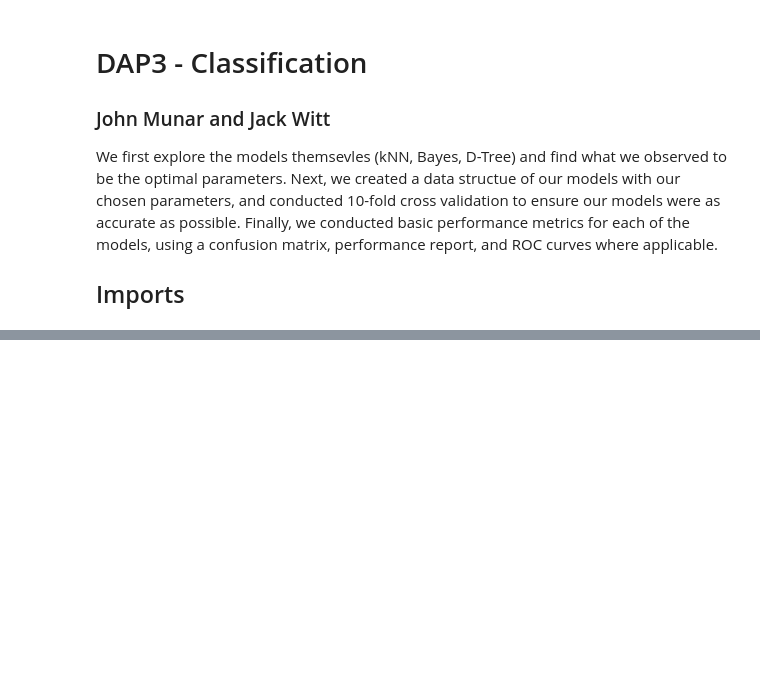
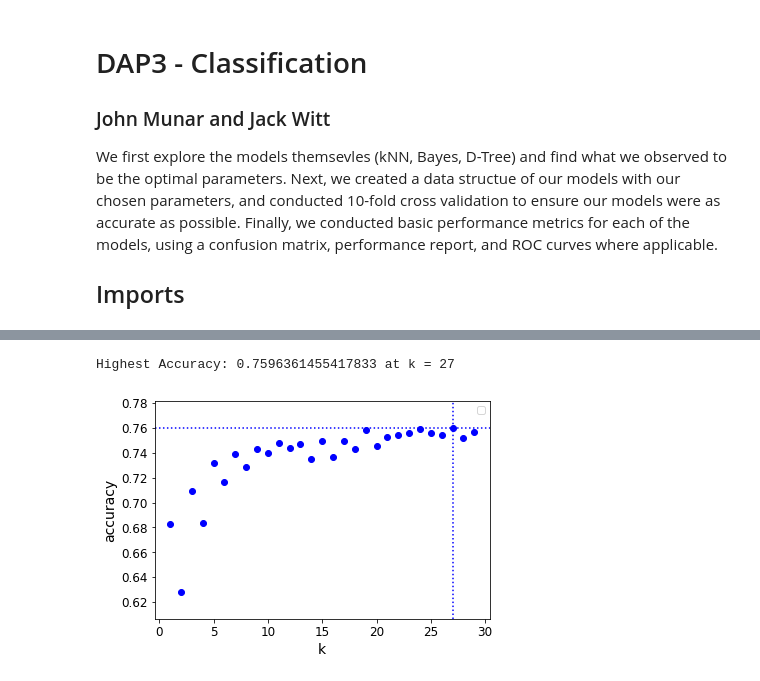
Before and after one commit to WafflesAreFriends/CPSC-4310-Stocks, a Jupyter notebook: DAP3/jteam_DAP3.ipynb, the cells around one changed output, grey strips where cells are left out. Drawn from its saved outputs; the diff is of its cells as text; code cells hidden in the pictures; blank space fills up the shorter version.

```diff
--- a/DAP3/jteam_DAP3.ipynb
+++ b/DAP3/jteam_DAP3.ipynb
@@ -542,0 +88,37 @@ In conclusion, we feel our models performed decently given the skew of the data.
+# %%
+# plot to store scores and show maxima
+plt.figure()
+plt.xlabel('k')
+plt.ylabel('accuracy')
+plt.legend(['avg cv acc. on regularized data'])
+
+# find optimal k
+k_range = range(1,30)
+scores = []
+for k in k_range:
+    knn = KNeighborsClassifier(n_neighbors = k)
+    s_temp = []
+
+    for train_index, val_index in kf.split(X_train_scaled):
+        cv_X_train = X_train.iloc[train_index]
+        cv_X_val   = X_train.iloc[val_index]
+        cv_y_train = y_train.iloc[train_index]
+        cv_y_val   = y_train.iloc[val_index]
+
+        knn.fit(cv_X_train, cv_y_train)
+        s_temp.append(knn.score(cv_X_val, cv_y_val))
+
+    # plot mean cv performance
+    scores.append(np.mean(s_temp))
+
+# plot maximum
+plt.scatter(k_range, scores, c='b')
+m = max(scores)
+m_index = scores.index(m)+1
+plt.axvline(x=m_index, color='b', linestyle=':')
+plt.axhline(y=m, color='b', linestyle=':')
+print('Highest Accuracy:',m,'at k =',m_index)
+OPTIMAL_K = m_index
+# %% [output]
+Highest Accuracy: 0.7596361455417833 at k = 27
+[figure, added]
```
Also changed, not shown: parts of 55 cells of this notebook, 2 other files.
